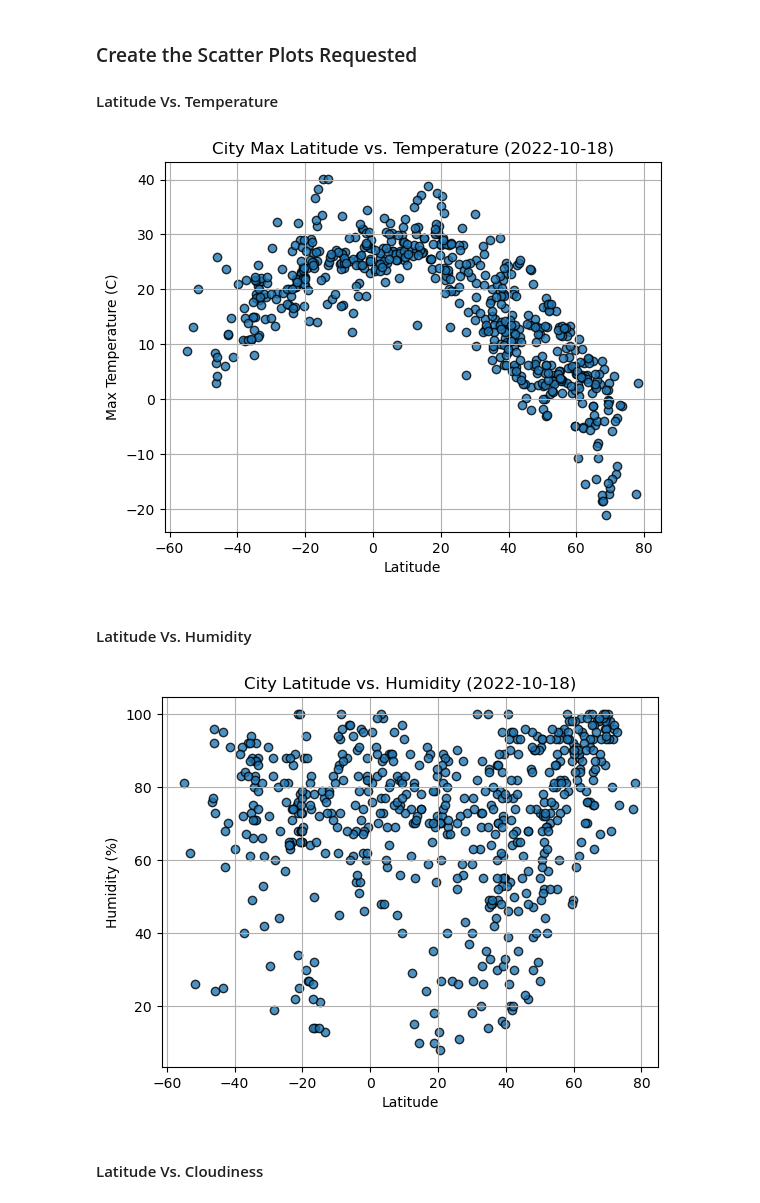
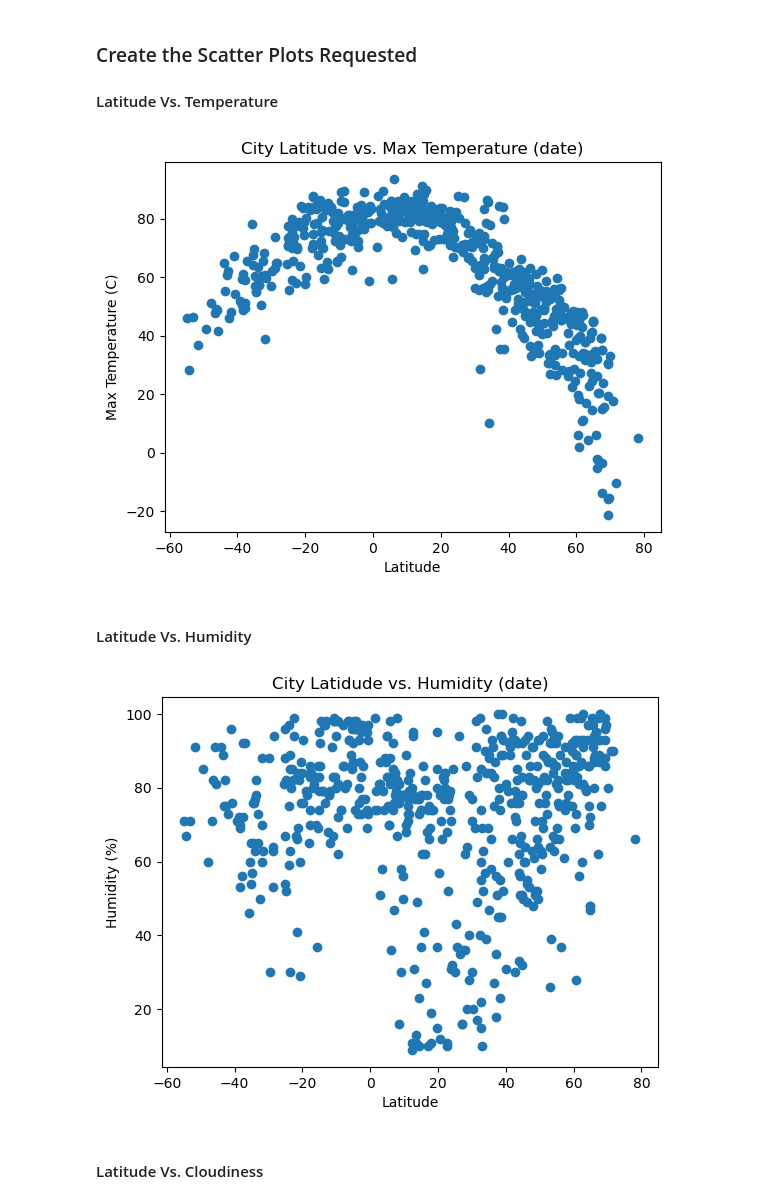
Before and after one commit to Addieryn/python-api-challenge, a Jupyter notebook: WeatherPy.ipynb, the cells around one changed output. Saved outputs shown, nothing was run; the diff lists cells and outputs as text; code cells hidden in the pictures.

```diff
--- a/WeatherPy.ipynb
+++ b/WeatherPy.ipynb
@@ -189,34 +190,36 @@ city_data_df.head()
 #### Latitude Vs. Temperature
 # %%
 # Build scatter plot for latitude vs. temperature
-# YOUR CODE HERE
+plt.scatter(city_data_df["Lat"], city_data_df["Max Temp"])
 
 # Incorporate the other graph properties
-# YOUR CODE HERE
-
+plt.xlabel("Latitude")
+plt.ylabel("Max Temperature (C)")
+plt.title("City Latitude vs. Max Temperature (date)")
 # Save the figure
 plt.savefig("output_data/Fig1.png")
 
 # Show plot
 plt.show()
 # %% [output]
-[figure, old version]
+[figure, new version]
 # %% [markdown]
 #### Latitude Vs. Humidity
 # %%
-# Build the scatter plots for latitude vs. humidity
-# YOUR CODE HERE
+# Build scatter plot for latitude vs. temperature
+plt.scatter(city_data_df["Lat"], city_data_df["Humidity"])
 
 # Incorporate the other graph properties
-# YOUR CODE HERE
-
+plt.xlabel("Latitude")
+plt.ylabel("Humidity (%)")
+plt.title("City Latidude vs. Humidity (date)")
 # Save the figure
 plt.savefig("output_data/Fig2.png")
 
 # Show plot
 plt.show()
 # %% [output]
-[figure, old version]
+[figure, new version]
 # %% [markdown]
 #### Latitude Vs. Cloudiness
 # %%
```
Also changed, not shown: parts of 33 cells of this notebook, 7 other files.
